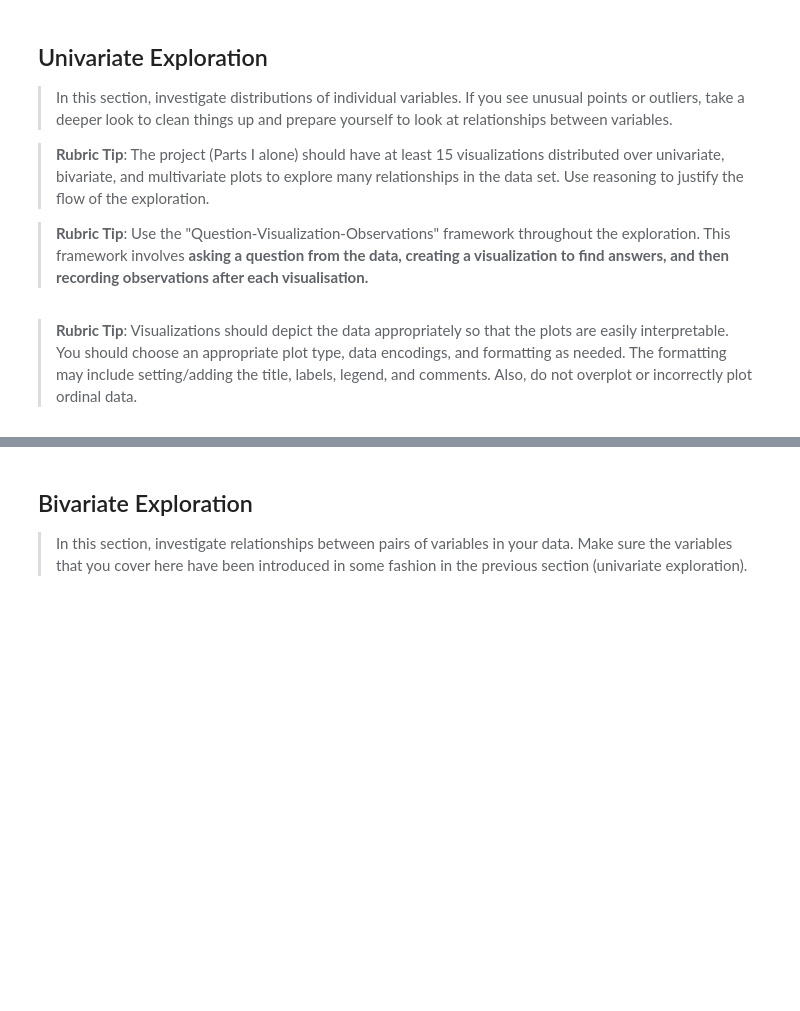
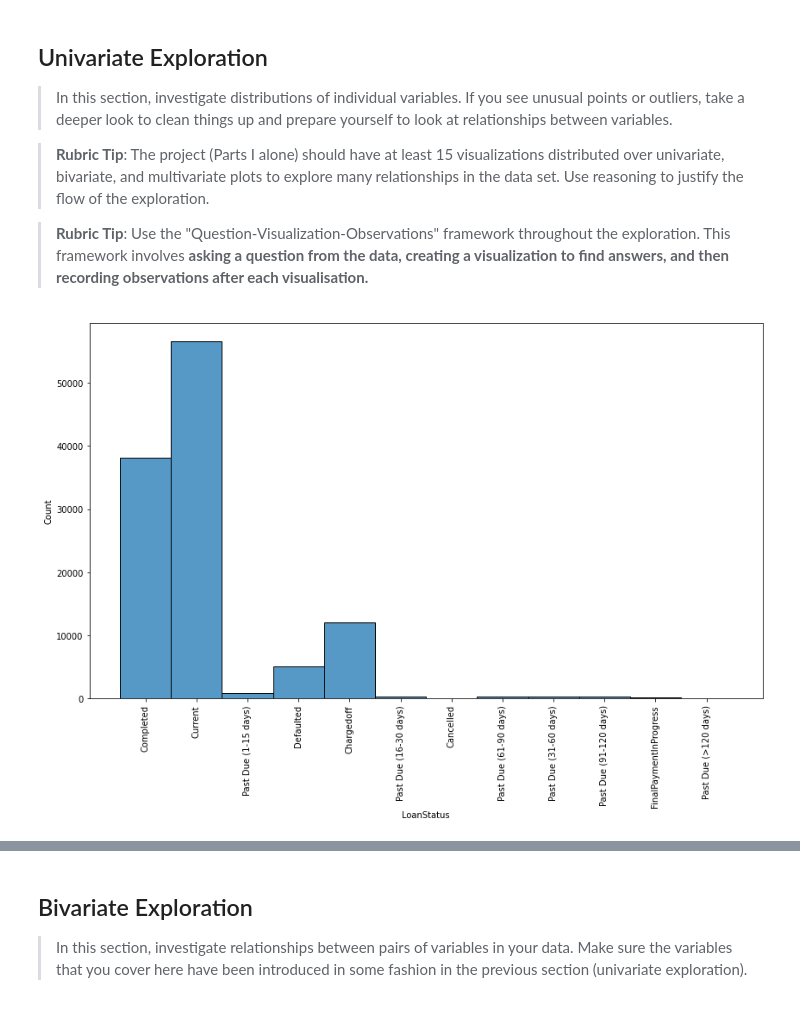
Before and after one commit to 3liud/loan-dataset-exploratoration, a Jupyter notebook: Notebooks/Part_I_exploration_template.ipynb, the cells around one changed output, grey strips where cells are left out. Cells and saved outputs as stored; diff of their text form; code cells hidden in the pictures; blank space fills up the shorter version.

```diff
--- a/Notebooks/Part_I_exploration_template.ipynb
+++ b/Notebooks/Part_I_exploration_template.ipynb
@@ -47,0 +118,8 @@ load_df.head(3)
+# %%
+# copy of the dataset
+ploans = loan_df.copy()
+
+# use a function to fill missing numeric bvalues with mean
+cols = ['EstimatedEffectiveYield', 'BorrowerAPR', 'ProsperRating (numeric)', 'EmploymentStatusDuration', 'ProsperScore', 'EstimatedLoss', 'EstimatedReturn']
+for c in cols:
+    ploans[c].fillna(ploans[c].mean(), inplace = True)
@@ -48,3 +148,5 @@ load_df.head(3)
+# %%
+ploans.drop_duplicates(inplace=True)
 # %% [markdown]
 ## Univariate Exploration
 
@@ -58,7 +160,11 @@ and prepare yourself to look at relationships between variables.
 
 
 >**Rubric Tip**: Use the "Question-Visualization-Observations" framework  throughout the exploration. This framework involves **asking a question from the data, creating a visualization to find answers, and then recording observations after each visualisation.**
-# %% [markdown]
-
-
->**Rubric Tip**: Visualizations should depict the data appropriately so that the plots are easily interpretable. You should choose an appropriate plot type, data encodings, and formatting as needed. The formatting may include setting/adding the title, labels, legend, and comments. Also, do not overplot or incorrectly plot ordinal data.
+# %%
+# plot distribution of differnt loan statuses as histogram
+plt.figure(figsize=(14, 8))
+# base_color = sb.color_palette()[1]
+plt.xticks(rotation = 90)
+sb.histplot(ploans.LoanStatus);
+# %% [output]
+[figure, added]
```
Also changed, not shown: parts of 25 cells of this notebook.
